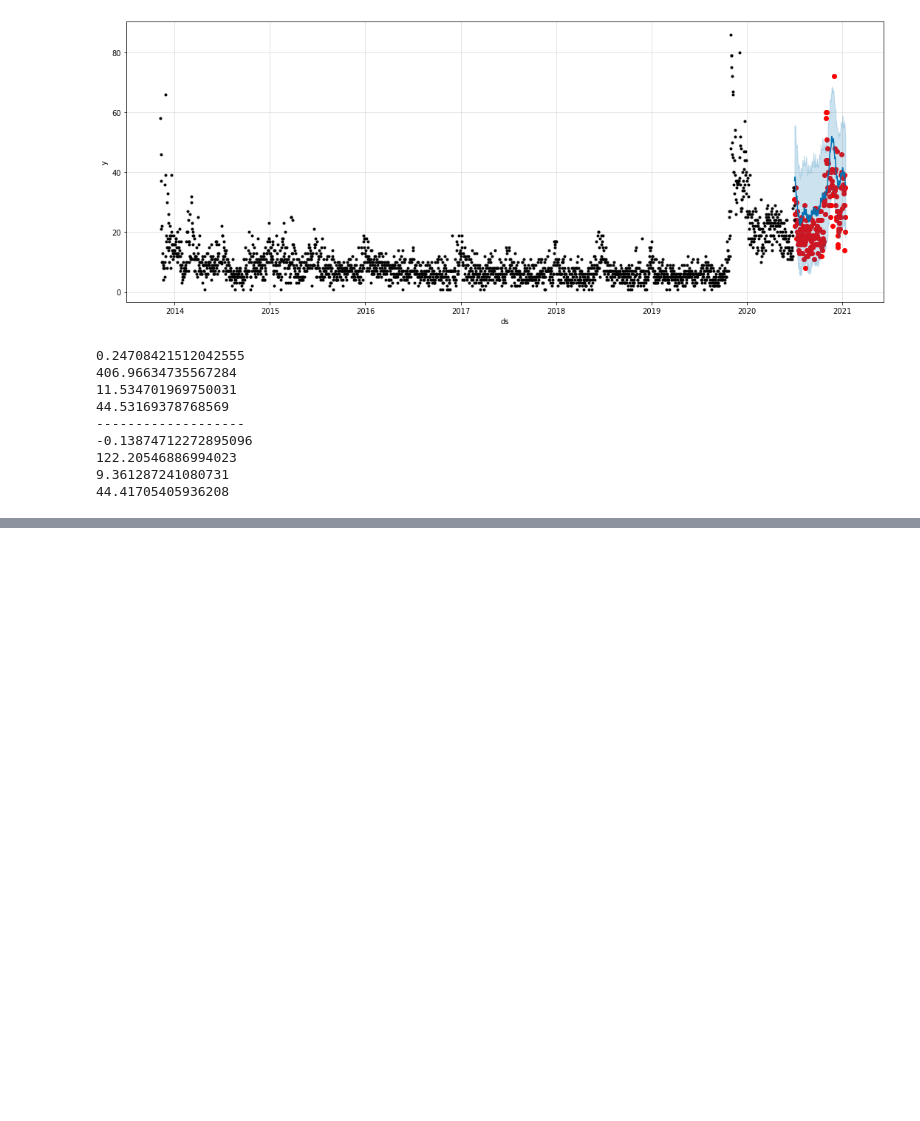
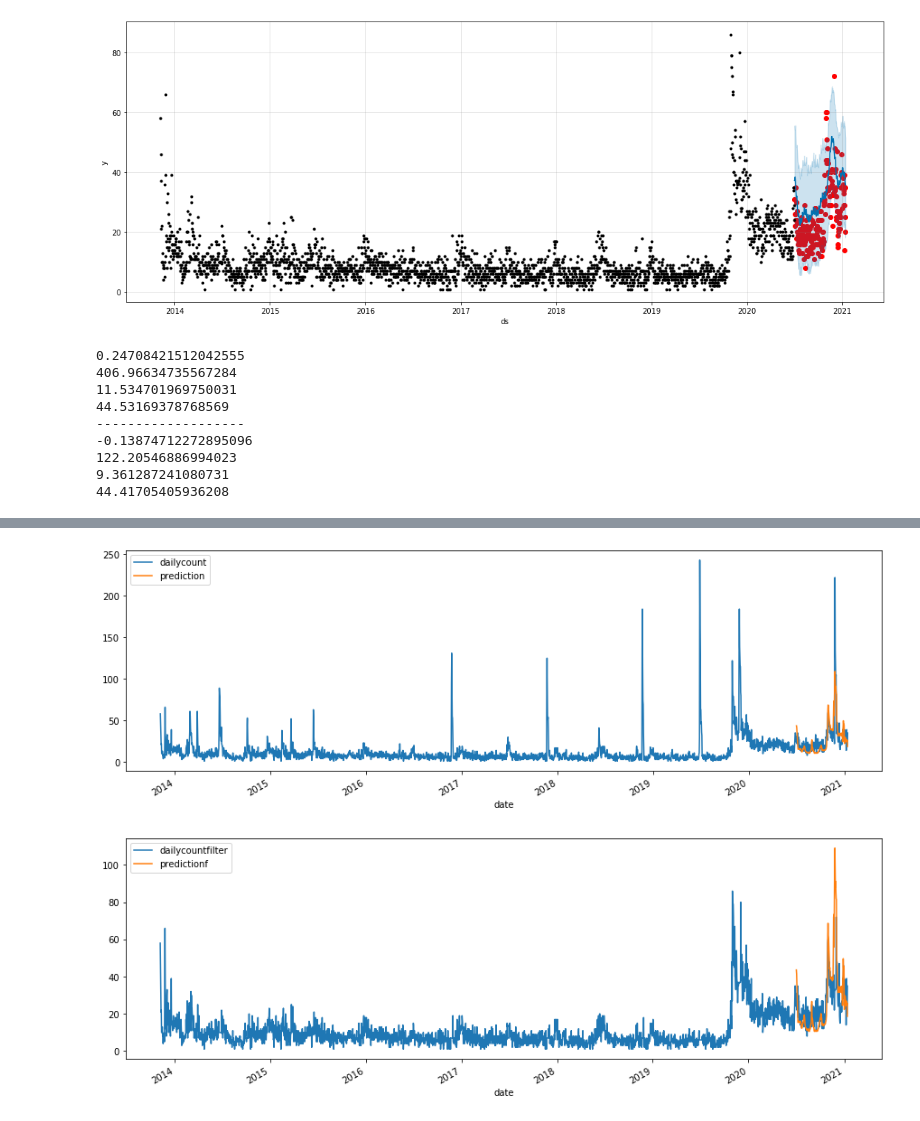
Before and after one commit to Moses-Lin/projectzomboidtimeseries, a Jupyter notebook: Time Series.ipynb, the cells around one changed output, grey strips where cells are left out. Saved outputs shown, nothing was run; the diff lists cells and outputs as text; code cells hidden in the pictures; blank space fills up the shorter version.

```diff
--- a/Time Series.ipynb
+++ b/Time Series.ipynb
@@ -669,0 +739,11 @@ print(mean_absolute_percentage_error(y_true=tsprophettestf['y'],
+# %%
+test['prediction'] = reg.predict(X_test)
+test['predictionf'] = reg.predict(X_testf)
+
+dfall = pd.concat([test, train], sort=False)
+# %%
+_ = dfall[['dailycount','prediction']].plot(figsize=(15, 5))
+_ = dfall[['dailycountfilter','predictionf']].plot(figsize=(15, 5))
+# %% [output]
+[figure, added]
+[figure, added]
```
Also changed, not shown: parts of 8 cells of this notebook.
